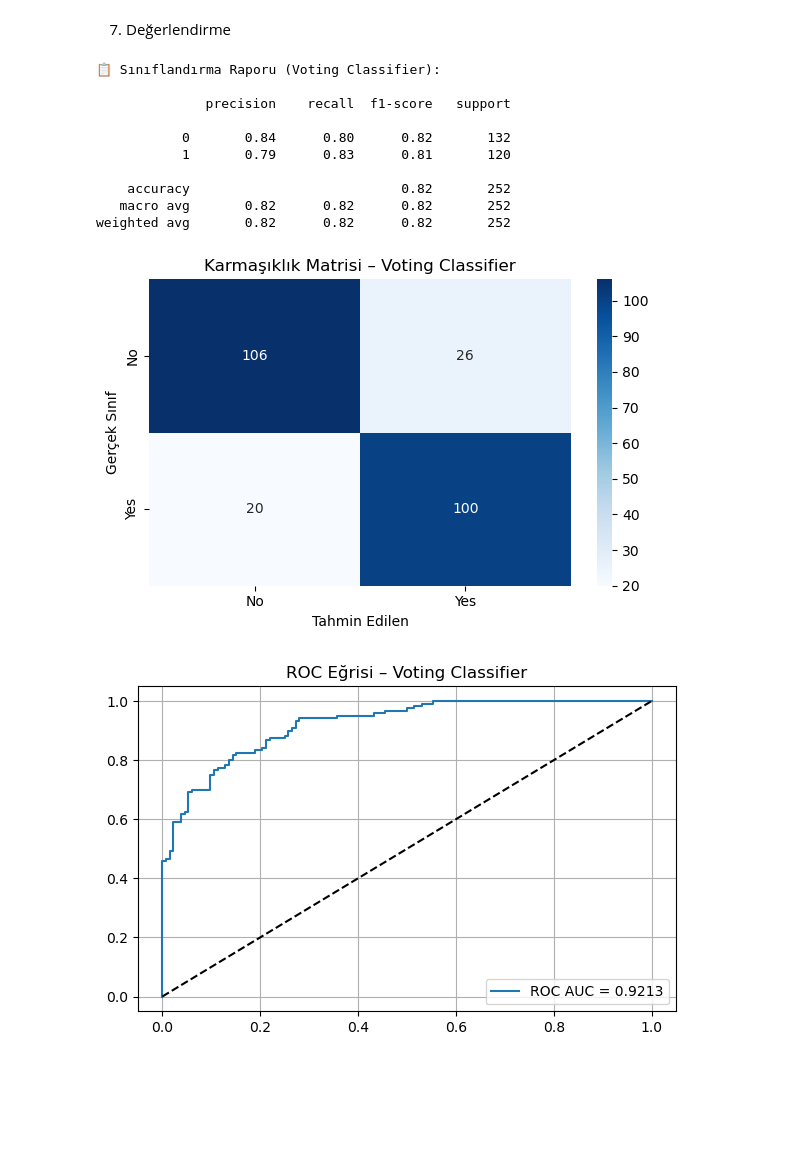
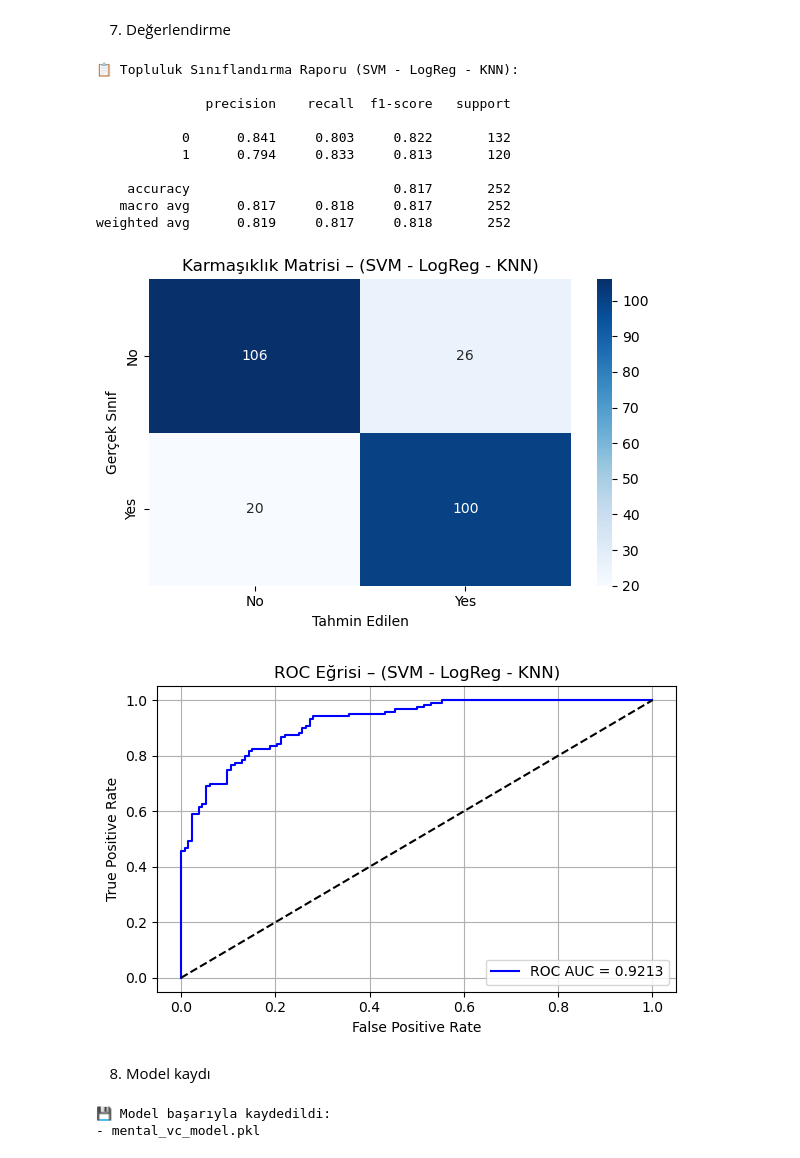
Before and after one commit to batukar/yz_ogrenme_modelleri, a Jupyter notebook: mental_health/pca/voting_classifier.ipynb, the cells around one changed output. Drawn from its saved outputs; the diff is of its cells as text; code cells hidden in the pictures; blank space fills up the shorter version.

```diff
--- a/mental_health/pca/voting_classifier.ipynb
+++ b/mental_health/pca/voting_classifier.ipynb
@@ -105,42 +107,58 @@ y_proba = voting_clf.predict_proba(X_test_scaled)[:, 1]
 # %% [markdown]
 7. Değerlendirme
 # %%
-# Rapor
-print("📋 Sınıflandırma Raporu (Voting Classifier):\n")
-print(classification_report(y_test, y_pred))
+# 📋 Sınıflandırma raporu
+print("📋 Topluluk Sınıflandırma Raporu (SVM - LogReg - KNN):\n")
+report = classification_report(y_test, y_pred, digits=3)  # 3 basamak hassasiyeti
+print(report)
 
-# Confusion Matrix
+# 🔍 Karmaşıklık Matrisi
 cm = confusion_matrix(y_test, y_pred)
-plt.figure(figsize=(6,4))
+plt.figure(figsize=(6, 4))
 sns.heatmap(cm, annot=True, fmt="d", cmap="Blues", xticklabels=["No", "Yes"], yticklabels=["No", "Yes"])
-plt.title("Karmaşıklık Matrisi – Voting Classifier")
+plt.title("Karmaşıklık Matrisi – (SVM - LogReg - KNN)")
 plt.xlabel("Tahmin Edilen")
 plt.ylabel("Gerçek Sınıf")
 plt.tight_layout()
 plt.show()
 
-# ROC Eğrisi
+# 🌈 ROC Eğrisi
 fpr, tpr, _ = roc_curve(y_test, y_proba)
 roc_auc = roc_auc_score(y_test, y_proba)
 
 plt.figure(figsize=(6, 4))
-plt.plot(fpr, tpr, label=f"ROC AUC = {roc_auc:.4f}")
+plt.plot(fpr, tpr, label=f"ROC AUC = {roc_auc:.4f}", color="blue")
 plt.plot([0, 1], [0, 1], 'k--')
-plt.title("ROC Eğrisi – Voting Classifier")
-plt.legend()
+plt.xlabel("False Positive Rate")
+plt.ylabel("True Positive Rate")
+plt.title("ROC Eğrisi – (SVM - LogReg - KNN)")
+plt.legend(loc="lower right")
 plt.grid()
 plt.tight_layout()
 plt.show()
 # %% [output]
-📋 Sınıflandırma Raporu (Voting Classifier):
+📋 Topluluk Sınıflandırma Raporu (SVM - LogReg - KNN):
 
               precision    recall  f1-score   support
 
-           0       0.84      0.80      0.82       132
-           1       0.79      0.83      0.81       120
+           0      0.841     0.803     0.822       132
+           1      0.794     0.833     0.813       120
 
-    accuracy                           0.82       252
-   macro avg       0.82      0.82      0.82       252
-weighted avg       0.82      0.82      0.82       252
+    accuracy                          0.817       252
+   macro avg      0.817     0.818     0.817       252
+weighted avg      0.819     0.817     0.818       252
-[figure, old version]
+[figure, new version]
-[figure, old version]
+[figure, new version]
+# %% [markdown]
+8. Model kaydı
+# %%
+import joblib
+
+# model.save("../saved_model/pca/mental_vc_model.keras")
+joblib.dump(voting_clf, "../saved_model/pca/mental_vc_model.pkl")
+
+print("💾 Model başarıyla kaydedildi:")
+print("- mental_vc_model.pkl")
+# %% [output]
+💾 Model başarıyla kaydedildi:
+- mental_vc_model.pkl
```
Also changed, not shown: parts of 6 cells of this notebook, 31 other files.
